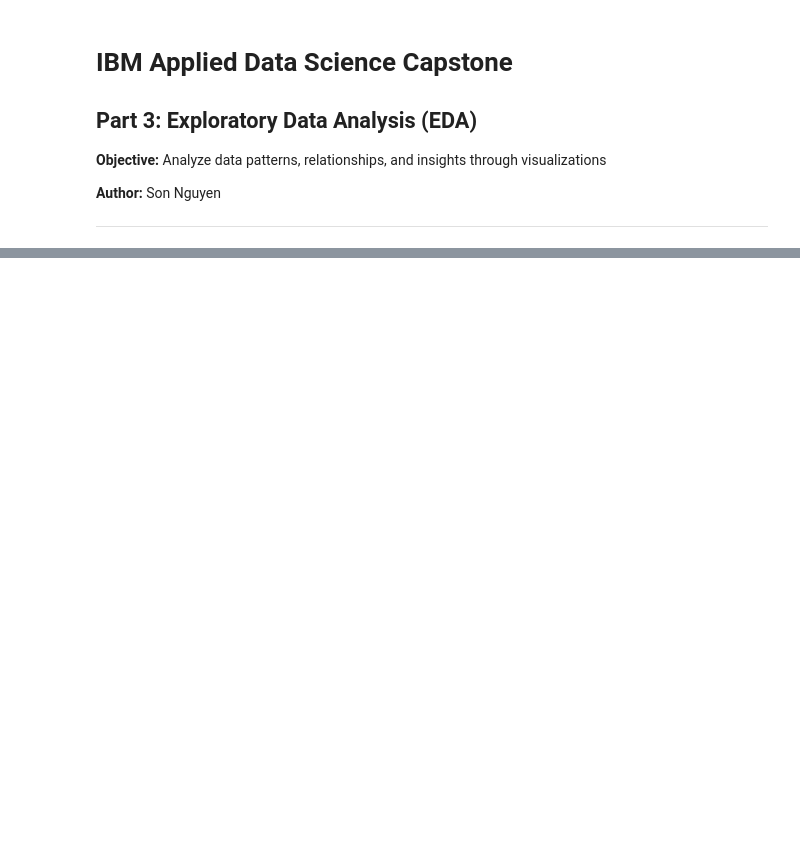
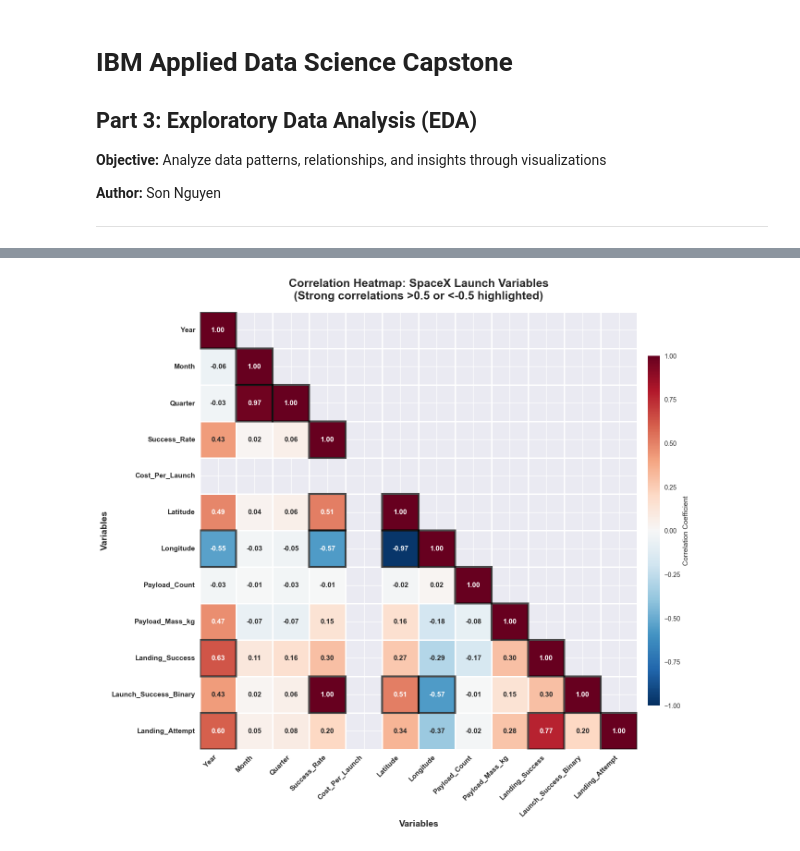
Before and after one commit to mapleleaflatte03/ibm_applied_data_dcience_capstone, a Jupyter notebook: notebooks/3_eda_analysis.ipynb, the cells around one changed output, grey strips where cells are left out. Cells and saved outputs as stored; diff of their text form; code cells hidden in the pictures; blank space fills up the shorter version.

```diff
--- a/notebooks/3_eda_analysis.ipynb
+++ b/notebooks/3_eda_analysis.ipynb
@@ -71,0 +631,81 @@ plt.show()
+# %%
+# Comprehensive correlation analysis with enhanced visualization
+# Select all numeric columns from the dataframe
+numeric_cols = df.select_dtypes(include=[np.number]).columns.tolist()
+
+# Filter out columns that might not be useful for correlation
+exclude_cols = ['Flight_Number'] if 'Flight_Number' in numeric_cols else []
+# Also exclude any unnamed index columns
+if 'Unnamed: 0' in numeric_cols:
+    exclude_cols.append('Unnamed: 0')
+
+# Select only numeric columns that exist and are useful
+available_cols = [col for col in numeric_cols if col not in exclude_cols]
+
+# Ensure we have at least 2 columns for correlation
+if len(available_cols) < 2:
+    print("[WARNING] Not enough numeric columns for correlation analysis")
+    available_cols = numeric_cols[:10] if len(numeric_cols) >= 2 else numeric_cols
+
+corr_matrix = df[available_cols].corr()
+
+# Create enhanced correlation heatmap
+fig, ax = plt.subplots(figsize=(14, 12))
+
+# Mask upper triangle
+mask = np.triu(np.ones_like(corr_matrix, dtype=bool), k=1)
+
+# Create heatmap with better formatting
+sns.heatmap(corr_matrix, mask=mask, annot=True, fmt='.2f', cmap='RdBu_r', center=0,
+            square=True, linewidths=2, cbar_kws={"shrink": 0.8, "label": "Correlation Coefficient", "aspect": 30, "pad": 0.02},
+            vmin=-1, vmax=1,
+            annot_kws={'fontsize': 11, 'fontweight': 'bold'},
+            ax=ax)
+
+# Customize color for strong correlations
+# Highlight strong correlations (>0.5 or <-0.5)
+for i in range(len(corr_matrix.columns)):
+    for j in range(len(corr_matrix.columns)):
+        if not mask[i, j]:
+            val = corr_matrix.iloc[i, j]
+            if abs(val) > 0.5:
+                # Make strong correlations more visible
+                ax.add_patch(plt.Rectangle((j, i), 1, 1, fill=False,
+                                          edgecolor='black', lw=3, alpha=0.7))
+
+# Improve labels
+ax.set_title('Correlation Heatmap: SpaceX Launch Variables\n(Strong correlations >0.5 or <-0.5 highlighted)',
+             fontsize=18, fontweight='bold', pad=20)
+ax.set_xlabel('Variables', fontsize=14, fontweight='bold')
+ax.set_ylabel('Variables', fontsize=14, fontweight='bold')
+
+# Rotate labels for better readability
+plt.setp(ax.get_xticklabels(), rotation=45, ha='right', fontsize=11, fontweight='bold')
+plt.setp(ax.get_yticklabels(), rotation=0, fontsize=11, fontweight='bold')
+
+plt.tight_layout()
+plt.savefig('../images/spacex_correlation_heatmap.png', dpi=300, bbox_inches='tight', facecolor='white')
+plt.show()
+
+print("\n" + "="*60)
+print("Correlation Analysis Results:")
+print("="*60)
+print("\nKey Correlations with Landing Success:")
+if 'Landing_Success' in corr_matrix.columns:
+    landing_corr = corr_matrix['Landing_Success'].sort_values(ascending=False)
+    strong_corr = landing_corr[(landing_corr.index != 'Landing_Success') & (abs(landing_corr) > 0.3)]
+    print("\nStrong Correlations (|r| > 0.3):")
+    for var, corr_val in strong_corr.items():
+        direction = "Positive" if corr_val > 0 else "Negative"
+        strength = "Strong" if abs(corr_val) > 0.5 else "Moderate"
+        print(f"  • {var}: {corr_val:.3f} ({direction}, {strength})")
+
+    print("\nTop 5 Most Correlated Variables with Landing Success:")
+    top5 = landing_corr[landing_corr.index != 'Landing_Success'].head(5)
+    for var, corr_val in top5.items():
+        print(f"  • {var}: {corr_val:.3f}")
+
+print("\n" + "="*60)
+print("✓ Correlation analysis completed with detailed insights")
+# %% [output]
+[figure, added]
```
Also changed, not shown: parts of 23 cells of this notebook, 25 other files.
